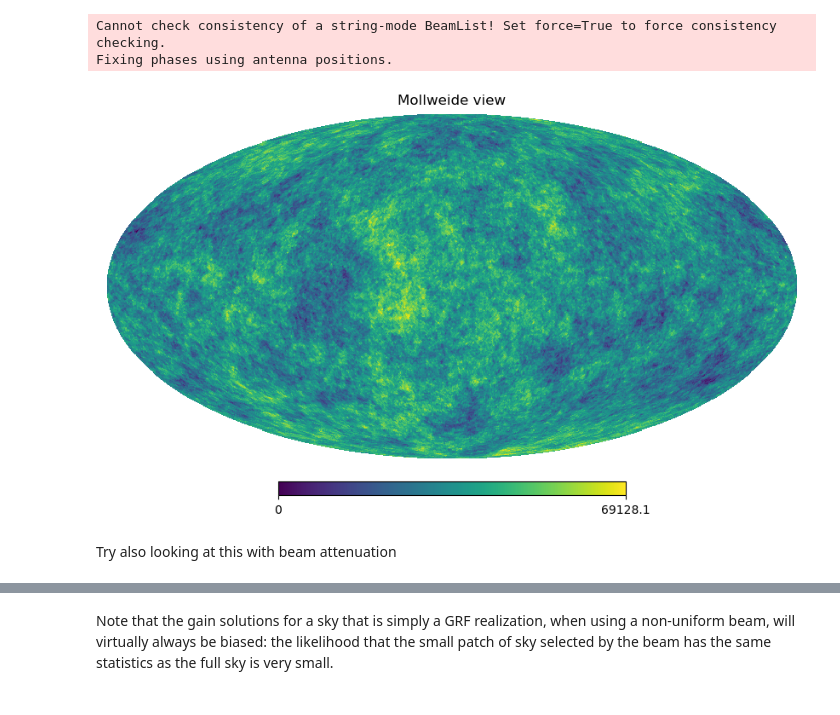
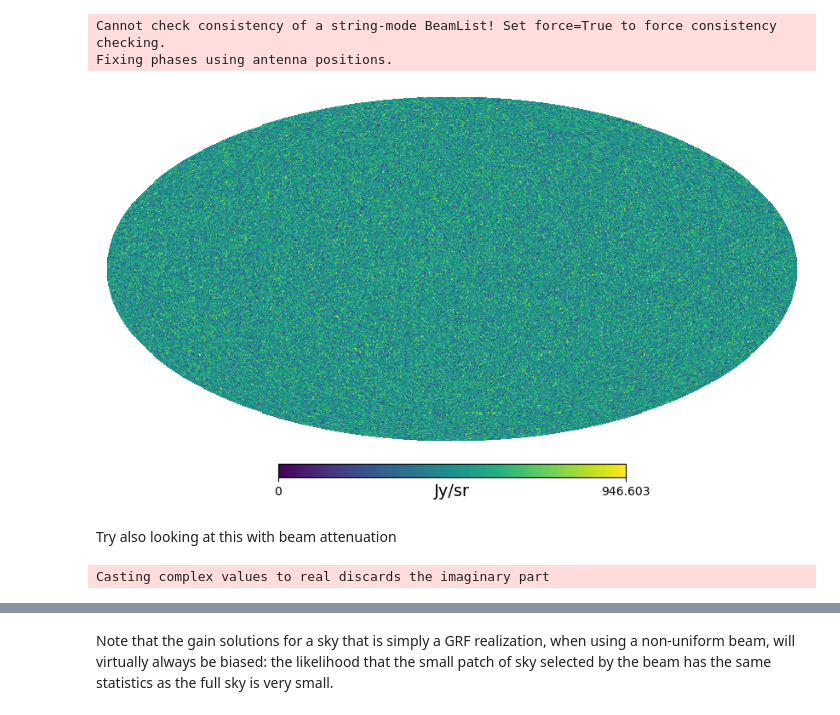
Before and after one commit to r-pascua/corrcal, a Jupyter notebook: docs/tutorials/Diffuse with NF Beam.ipynb, the cells around one changed output, grey strips where cells are left out. Drawn from its saved outputs; the diff is of its cells as text; code cells hidden in the pictures.

Commit message:
fix: calculating diff mat in some notebooks

```diff
--- a/docs/tutorials/Diffuse with NF Beam.ipynb
+++ b/docs/tutorials/Diffuse with NF Beam.ipynb
@@ -64,22 +64,35 @@ Cannot check consistency of a string-mode BeamList! Set force=True to force cons
 Fixing phases using antenna positions.
 # %%
 lst = uvdata.lst_array[0]
+lat, lon, _ = uvdata.telescope_location_lat_lon_alt
+
+# Define the input covariance
 n_side = 128
 n_pix = healpy.nside2npix(n_side)
-lat, lon, _ = uvdata.telescope_location_lat_lon_alt
 ells = np.arange(3*n_side)
-input_cov = 1 / (1 + ells)**2
+input_cov = 1 / (1 + ells)**0
+input_map = healpy.synfast(input_cov, n_side)
+
+# Make the map have the right power spectrum and preserve the phases of the alms
+# alms = healpy.map2alm(input_map, use_pixel_weights=True)
+# alms *= np.sqrt(healpy.almxfl(np.ones(alms.size), input_cov)) / np.abs(alms)
+# input_map = healpy.alm2map(alms, n_side)
+
 stokes = np.zeros((4,1,n_pix), dtype=float)
-stokes[0,0] = healpy.synfast(input_cov, n_side)
+stokes[0,0] = input_map
 stokes[0,0] += np.abs(stokes[0,0].min())  # Make map non-negative
+
 # Set the maximum intensity to 100 K
-max_intensity = 100 / hera_sim.utils.jansky_to_kelvin(0.15, 1)
-rescaling = max_intensity / stokes.max()
-stokes[0,0] *= rescaling
+# max_intensity = 100 / hera_sim.utils.jansky_to_kelvin(0.15, 1)
+# rescaling = max_intensity / stokes.max()
+# stokes[0,0] *= rescaling
+
+# In case we want to test using what we know the covariance ought to be
+# use_cov = input_cov * rescaling**2
 # %%
-healpy.mollview(stokes[0,0])
+healpy.mollview(stokes[0,0], title='', unit='Jy/sr')
 # %% [output]
-[figure, old version]
+[figure, new version]
 # %% [markdown]
 Try also looking at this with beam attenuation
 # %%
@@ -157,0 +185,27 @@ power_beam.efield_to_power()
+# %%
+lst = uvdata.lst_array[0]
+rotation = vis_cpu.conversions.enu_to_eci_matrix(lst, lat)
+enu_antpos = uvdata.get_ENU_antpos()[0]
+ecef_antpos = (rotation @ enu_antpos.T).T
+uvws = uvdata.freq_array[0,0] * (
+    ecef_antpos[ant_2_array] - ecef_antpos[ant_1_array]
+) / constants.c.value
+fringe = np.exp(-2j * np.pi * uvws @ sky_crd)
+
+# Rotate the beam
+beam_alms = healpy.map2alm(beam_vals, use_pixel_weights=True)
+healpy.rotate_alm(beam_alms, 0, np.pi/2-lat, lst)
+rotated_beam = healpy.alm2map(beam_alms, n_side)
+
+# Build the diffuse matrix
+diff_mat =  np.zeros((edges[-1], edges.size - 1), dtype=complex)
+ells = np.arange(sky_power.size)
+scaling = 2 * ells + 1
+for grp in range(diff_mat.shape[1]):
+    start, stop = edges[grp:grp+2]
+    fringed_beam = rotated_beam * fringe[start]
+    beam_spectrum = healpy.anafast(fringed_beam, use_pixel_weights=True)
+    cov_amp = np.sum(sky_power * scaling * beam_spectrum)
+    diff_mat[start:stop,grp] = np.sqrt(cov_amp)
+# %% [output]
+Casting complex values to real discards the imaginary part
```
Also changed, not shown: parts of 18 cells of this notebook, 2 other files.
